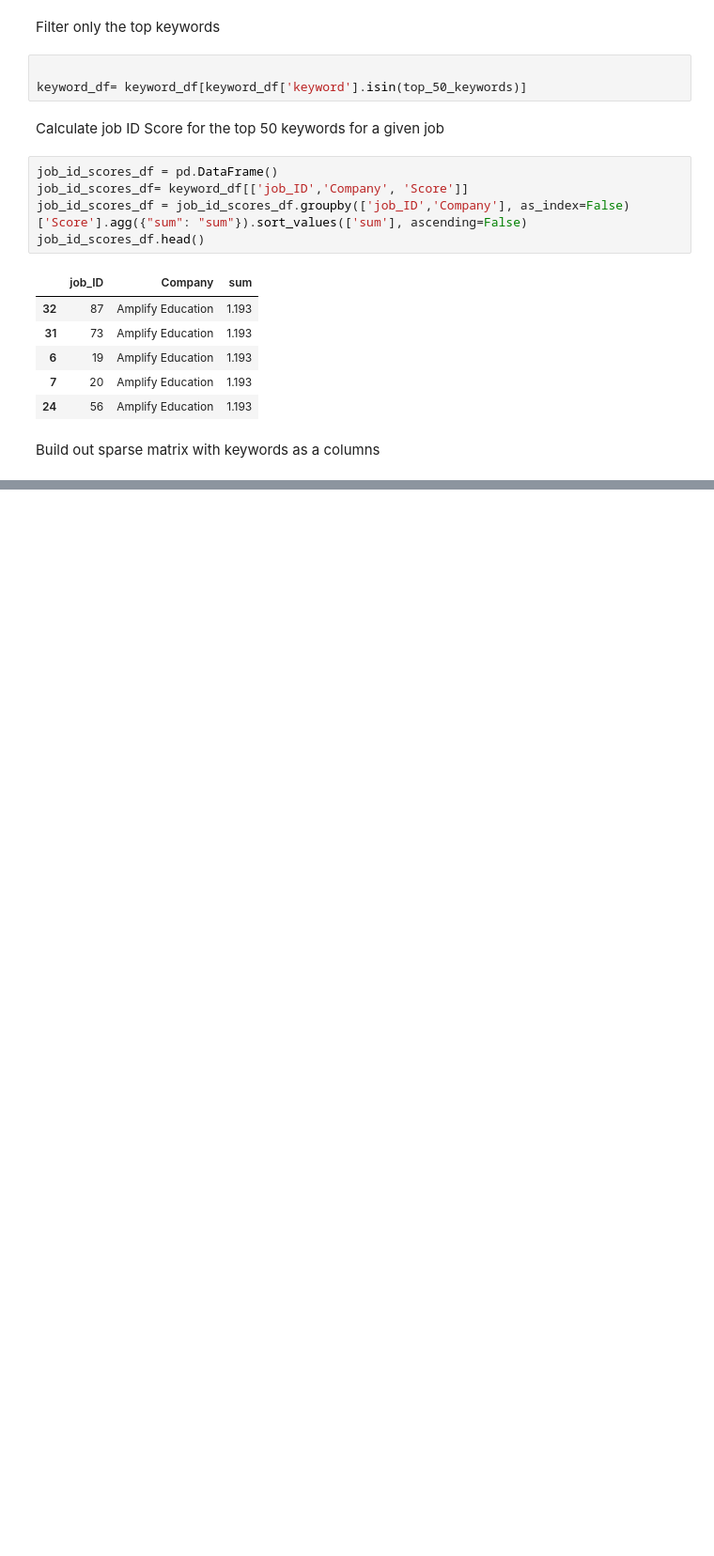
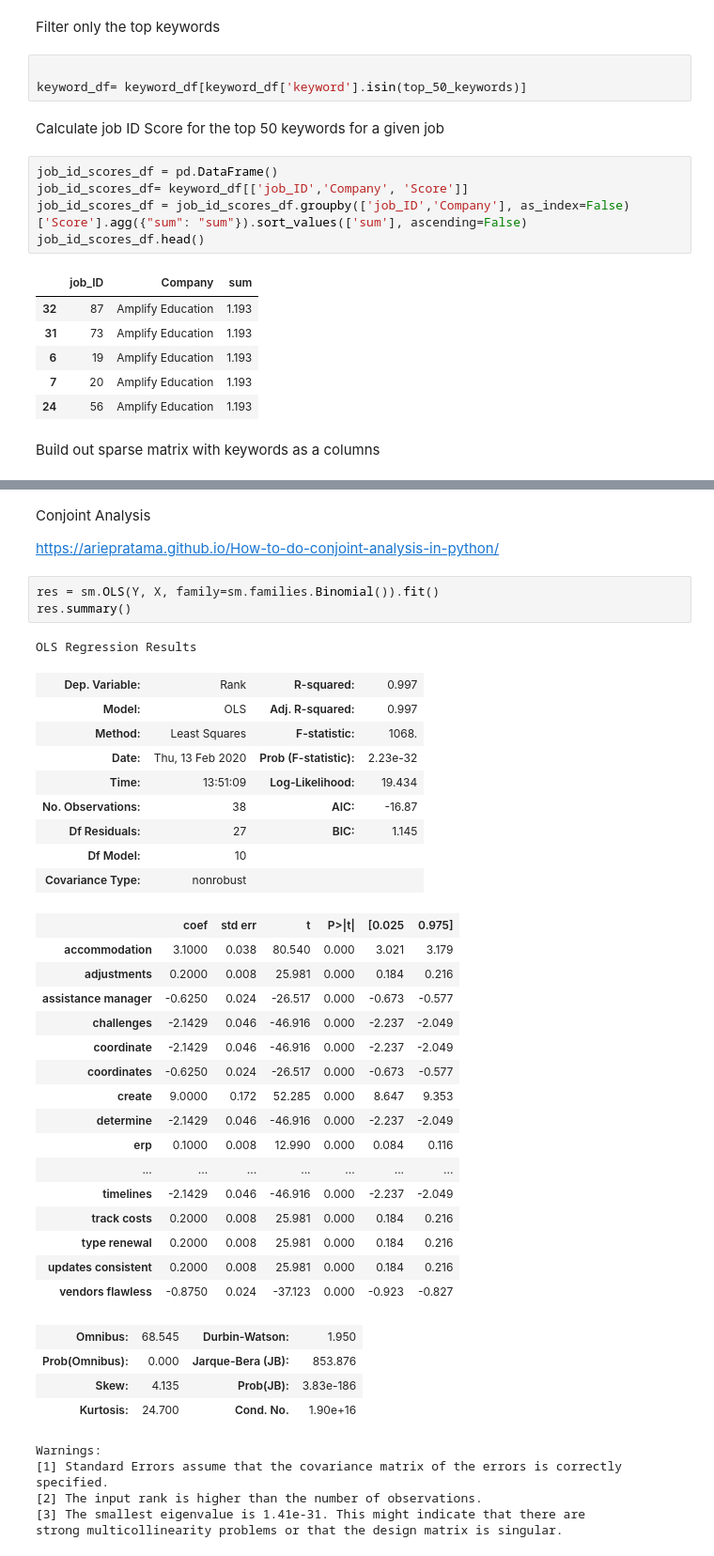
Before and after one commit to dmeyers83/TermEstimate, a Jupyter notebook: coinjoint.ipynb, the cells around one changed output, grey strips where cells are left out. Shown at 94% size. Cells and saved outputs as stored; diff of their text form; blank space fills up the shorter version.

Commit message:
conjoint prep

```diff
--- a/coinjoint.ipynb
+++ b/coinjoint.ipynb
@@ -164,0 +236,43 @@ See http://pandas.pydata.org/pandas-docs/stable/user_guide/sparse.html#migrating
+# %% [markdown]
+Conjoint Analysis
+
+https://ariepratama.github.io/How-to-do-conjoint-analysis-in-python/
+# %%
+res = sm.OLS(Y, X, family=sm.families.Binomial()).fit()
+res.summary()
+# %% [output]
+OLS Regression Results
+| Dep. Variable: | Rank | R-squared: | 0.997 |
+| Model: | OLS | Adj. R-squared: | 0.997 |
+| Method: | Least Squares | F-statistic: | 1068. |
+| Date: | Thu, 13 Feb 2020 | Prob (F-statistic): | 2.23e-32 |
+| Time: | 13:51:09 | Log-Likelihood: | 19.434 |
+| No. Observations: | 38 | AIC: | -16.87 |
+| Df Residuals: | 27 | BIC: | 1.145 |
+| Df Model: | 10 |  |  |
+| Covariance Type: | nonrobust |  |  |
+|  | coef | std err | t | P>|t| | [0.025 | 0.975] |
+| accommodation | 3.1000 | 0.038 | 80.540 | 0.000 | 3.021 | 3.179 |
+| adjustments | 0.2000 | 0.008 | 25.981 | 0.000 | 0.184 | 0.216 |
+| assistance manager | -0.6250 | 0.024 | -26.517 | 0.000 | -0.673 | -0.577 |
+| challenges | -2.1429 | 0.046 | -46.916 | 0.000 | -2.237 | -2.049 |
+| coordinate | -2.1429 | 0.046 | -46.916 | 0.000 | -2.237 | -2.049 |
+| coordinates | -0.6250 | 0.024 | -26.517 | 0.000 | -0.673 | -0.577 |
+| create | 9.0000 | 0.172 | 52.285 | 0.000 | 8.647 | 9.353 |
+| determine | -2.1429 | 0.046 | -46.916 | 0.000 | -2.237 | -2.049 |
+| erp | 0.1000 | 0.008 | 12.990 | 0.000 | 0.084 | 0.116 |
+| ... | ... | ... | ... | ... | ... | ... |
+| timelines | -2.1429 | 0.046 | -46.916 | 0.000 | -2.237 | -2.049 |
+| track costs | 0.2000 | 0.008 | 25.981 | 0.000 | 0.184 | 0.216 |
+| type renewal | 0.2000 | 0.008 | 25.981 | 0.000 | 0.184 | 0.216 |
+| updates consistent | 0.2000 | 0.008 | 25.981 | 0.000 | 0.184 | 0.216 |
+| vendors flawless | -0.8750 | 0.024 | -37.123 | 0.000 | -0.923 | -0.827 |
+| Omnibus: | 68.545 | Durbin-Watson: | 1.950 |
+| Prob(Omnibus): | 0.000 | Jarque-Bera (JB): | 853.876 |
+| Skew: | 4.135 | Prob(JB): | 3.83e-186 |
+| Kurtosis: | 24.700 | Cond. No. | 1.90e+16 |
+Warnings:
+[1] Standard Errors assume that the covariance matrix of the errors is correctly specified.
+[2] The input rank is higher than the number of observations.
+[3] The smallest eigenvalue is 1.41e-31. This might indicate that there are
+strong multicollinearity problems or that the design matrix is singular.
```
Also changed, not shown: parts of 13 cells of this notebook.
